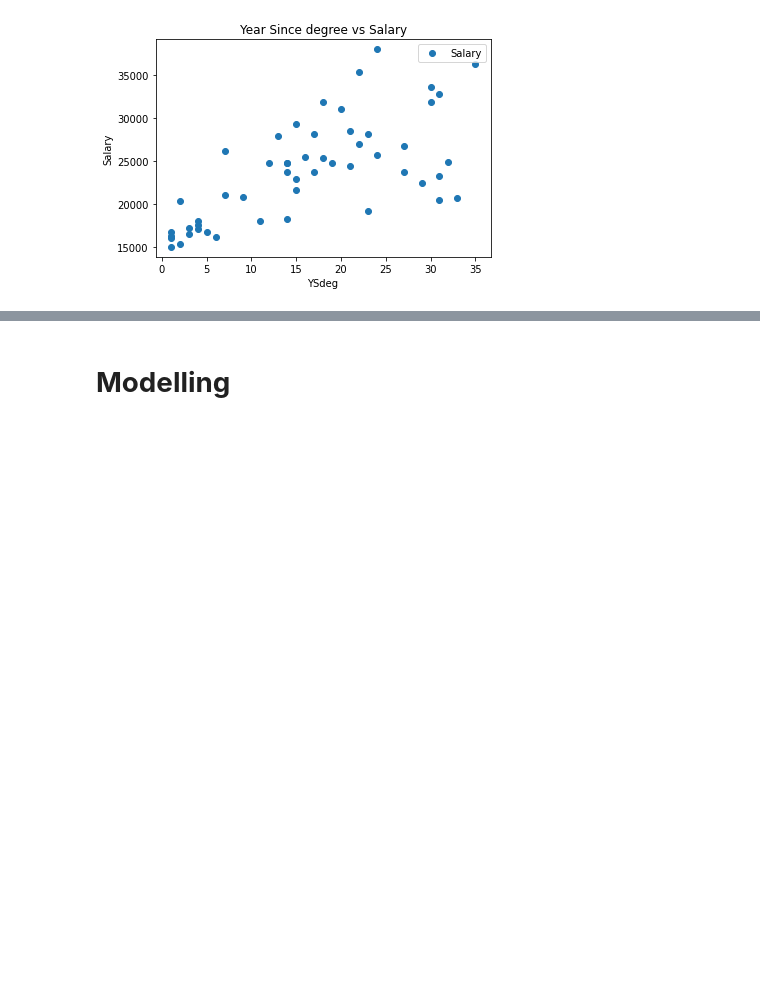
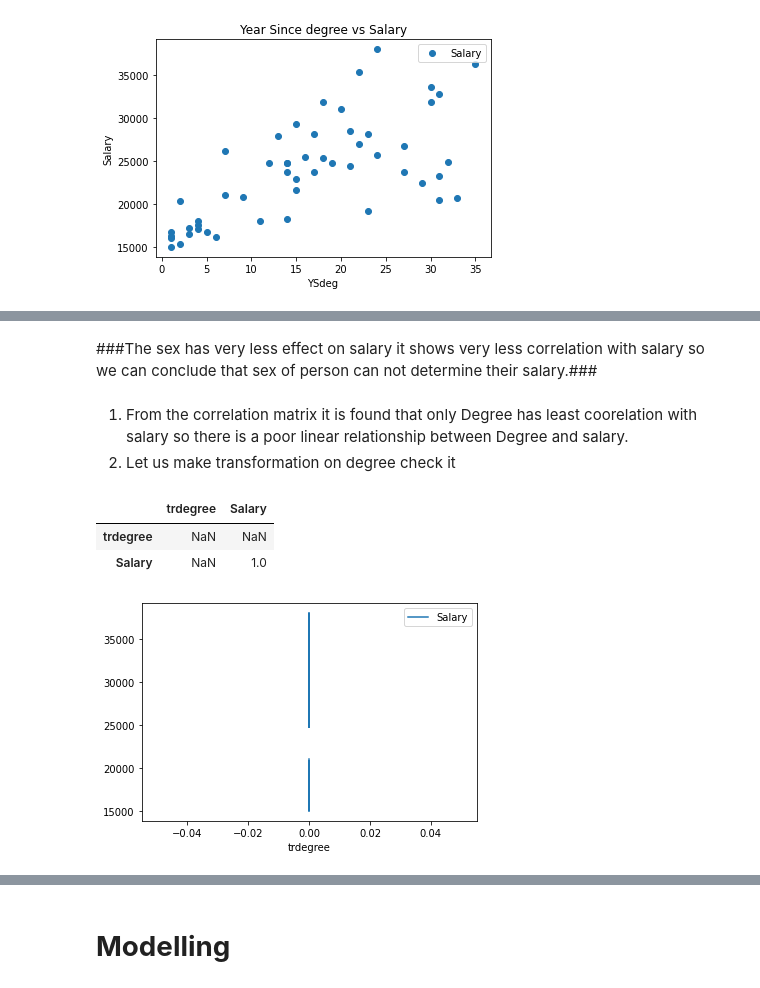
Before and after one commit to subhadhana99/Regression, a Jupyter notebook: Assignment5_6_7.ipynb, the cells around one changed output, grey strips where cells are left out. Drawn from its saved outputs; the diff is of its cells as text; code cells hidden in the pictures; blank space fills up the shorter version.

```diff
--- a/Assignment5_6_7.ipynb
+++ b/Assignment5_6_7.ipynb
@@ -421,0 +432,16 @@ plt.show()
+# %% [markdown]
+###The sex has very less effect on salary it shows very less correlation with salary so we can conclude that sex of person can not determine their salary.###
+# %% [markdown]
+
+
+1.   From the correlation matrix it is found that only Degree has least coorelation with salary so there is a poor linear relationship between Degree and salary.
+2. Let us make transformation on degree check it
+# %%
+df3['trdegree'] = np.log(df3['Degree'])
+df3.plot(x='trdegree', y='Salary')
+df3[['trdegree','Salary']].corr()
+# %% [output]
+|  | trdegree | Salary |
+| trdegree | NaN | NaN |
+| Salary | NaN | 1.0 |
+[figure, added]
```
Also changed, not shown: parts of 17 cells of this notebook.
